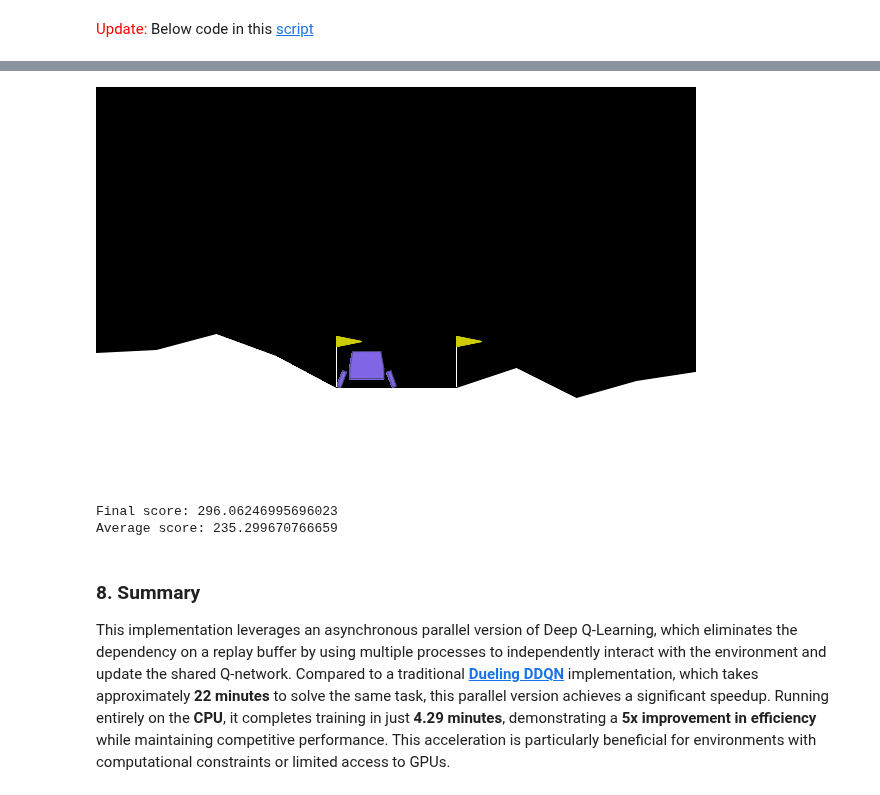
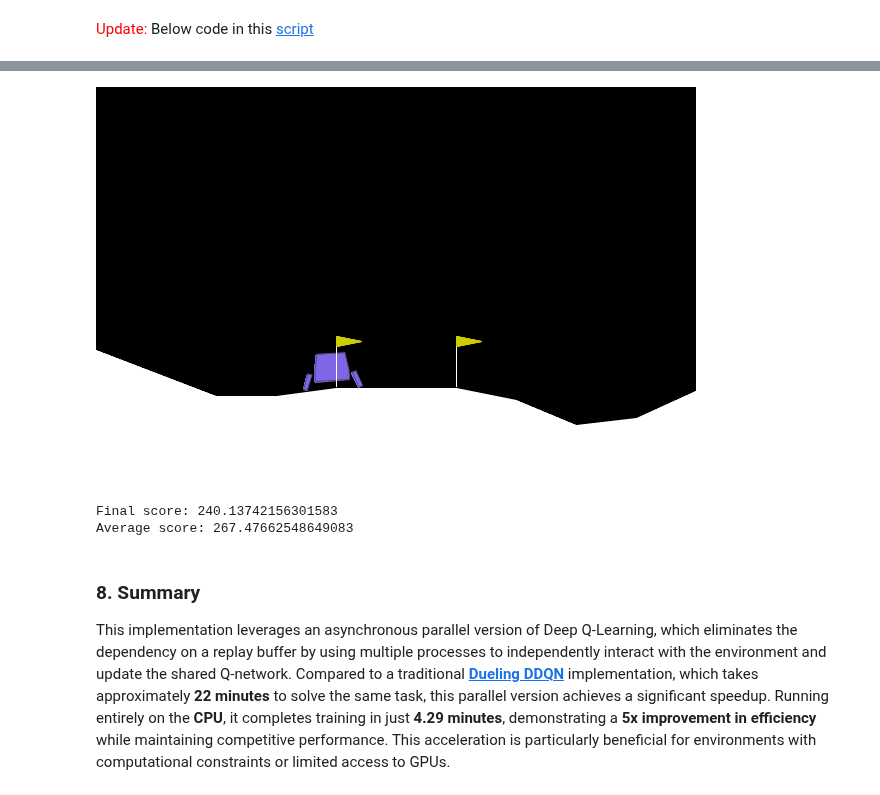
Before and after one commit to deepbiolab/drl, a Jupyter notebook: model-based-learning/value-based/async-dqn/asynchronous_one_step_dqn_lunarlander.ipynb, the cells around one changed output, grey strips where cells are left out. Drawn from its saved outputs; the diff is of its cells as text; code cells hidden in the pictures.

```diff
--- a/model-based-learning/value-based/async-dqn/asynchronous_one_step_dqn_lunarlander.ipynb
+++ b/model-based-learning/value-based/async-dqn/asynchronous_one_step_dqn_lunarlander.ipynb
@@ -551,37 +551,37 @@ agent = Agent(
 
 # load the weights from file
 agent.Q.load_state_dict(torch.load('checkpoint.pth'))
 
 env = gym.make("LunarLander-v3", render_mode="rgb_array")
 
 avg_score = 0
 for i in range(3):
-	state, info = env.reset()
+	state, info = env.reset(seed=123+i)
 	total_reward = 0
 	for t in range(500):
 		# clear frame
 		display.clear_output(wait=True)
 
 		action = agent.select_action(state)
 
 		# render game
 		frame = env.render()
 		display.display(Image.fromarray(frame))
 		time.sleep(0.05)
 
 		state, reward, done, _, info = env.step(action)
 		total_reward += reward
 		if done:
 			break
 
 	avg_score += total_reward
 	print('Final score:', total_reward)
 env.close()
 print(f"Average score: {avg_score / 3}")
 # %% [output]
-[figure, old version]
+[figure, new version]
-Final score: 296.06246995696023
-Average score: 235.299670766659
+Final score: 240.13742156301583
+Average score: 267.47662548649083
 # %% [markdown]
 ### 8. Summary
 
```
Also changed, not shown: parts of 2 cells of this notebook, 3 other files.
